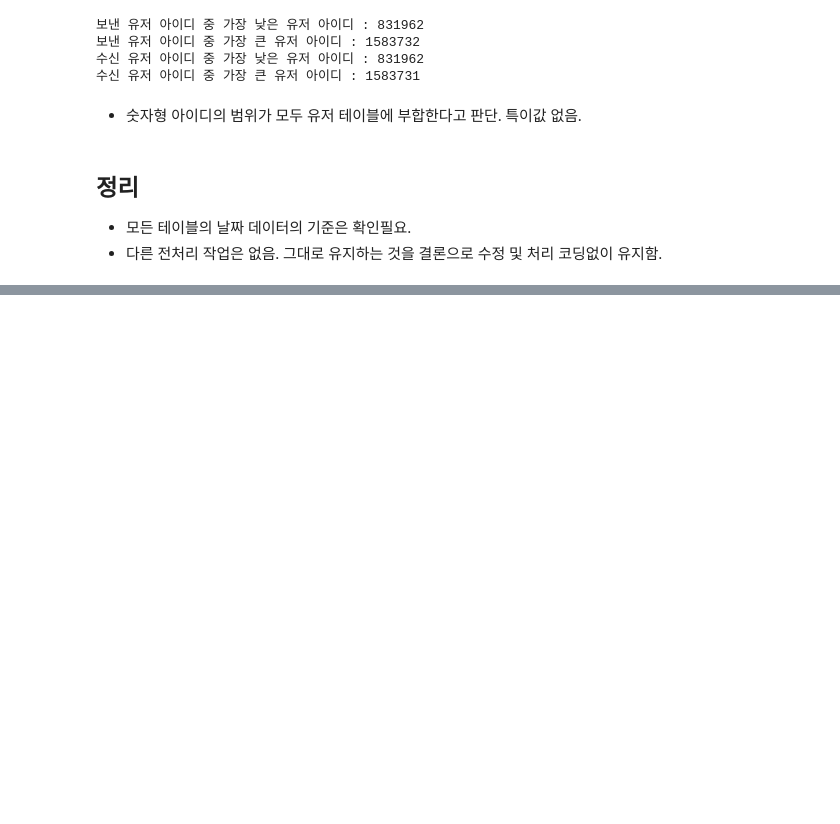
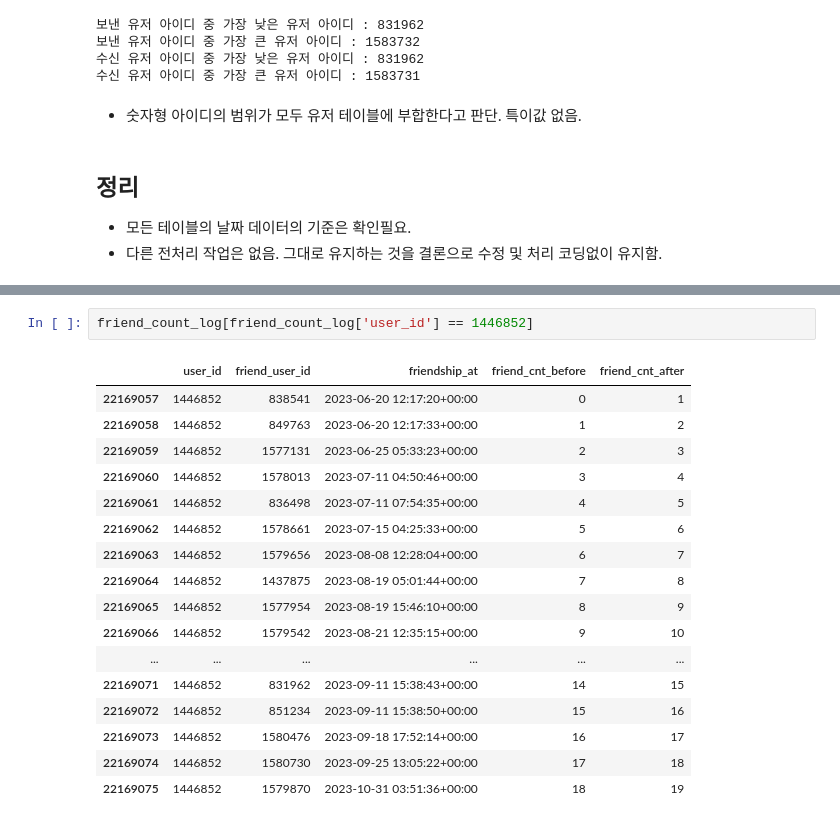
Before and after one commit to zoo-no-s/sns_service_analysis, a Jupyter notebook: src/preprocess/accounts_friendrequest.ipynb, the cells around one changed output, grey strips where cells are left out. Saved outputs shown, nothing was run; the diff lists cells and outputs as text; blank space fills up the shorter version.

```diff
--- a/src/preprocess/accounts_friendrequest.ipynb
+++ b/src/preprocess/accounts_friendrequest.ipynb
@@ -118,0 +374,20 @@ print(f"수신 유저 아이디 중 가장 큰 유저 아이디 : {df['receive_u
+# %%
+friend_count_log[friend_count_log['user_id'] == 1446852]
+# %% [output]
+|  | user_id | friend_user_id | friendship_at | friend_cnt_before | friend_cnt_after |
+| 22169057 | 1446852 | 838541 | 2023-06-20 12:17:20+00:00 | 0 | 1 |
+| 22169058 | 1446852 | 849763 | 2023-06-20 12:17:33+00:00 | 1 | 2 |
+| 22169059 | 1446852 | 1577131 | 2023-06-25 05:33:23+00:00 | 2 | 3 |
+| 22169060 | 1446852 | 1578013 | 2023-07-11 04:50:46+00:00 | 3 | 4 |
+| 22169061 | 1446852 | 836498 | 2023-07-11 07:54:35+00:00 | 4 | 5 |
+| 22169062 | 1446852 | 1578661 | 2023-07-15 04:25:33+00:00 | 5 | 6 |
+| 22169063 | 1446852 | 1579656 | 2023-08-08 12:28:04+00:00 | 6 | 7 |
+| 22169064 | 1446852 | 1437875 | 2023-08-19 05:01:44+00:00 | 7 | 8 |
+| 22169065 | 1446852 | 1577954 | 2023-08-19 15:46:10+00:00 | 8 | 9 |
+| 22169066 | 1446852 | 1579542 | 2023-08-21 12:35:15+00:00 | 9 | 10 |
+| ... | ... | ... | ... | ... | ... |
+| 22169071 | 1446852 | 831962 | 2023-09-11 15:38:43+00:00 | 14 | 15 |
+| 22169072 | 1446852 | 851234 | 2023-09-11 15:38:50+00:00 | 15 | 16 |
+| 22169073 | 1446852 | 1580476 | 2023-09-18 17:52:14+00:00 | 16 | 17 |
+| 22169074 | 1446852 | 1580730 | 2023-09-25 13:05:22+00:00 | 17 | 18 |
+| 22169075 | 1446852 | 1579870 | 2023-10-31 03:51:36+00:00 | 18 | 19 |
```
Also changed, not shown: parts of 25 cells of this notebook, 1 other file.
